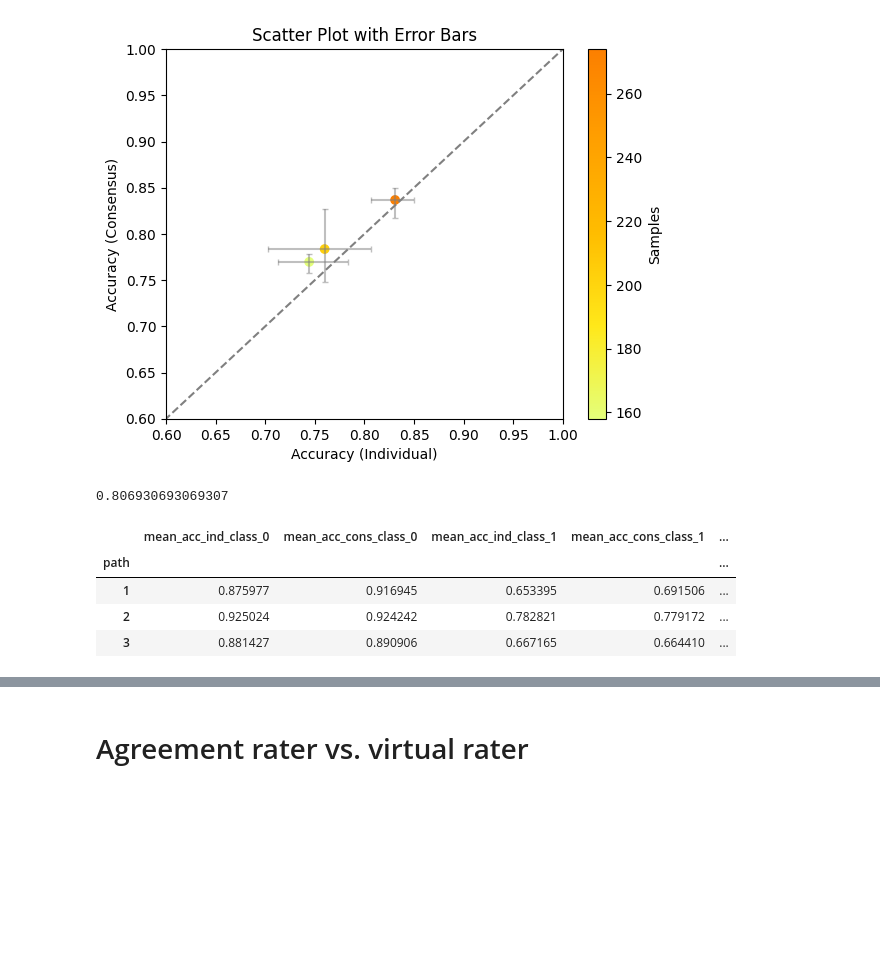
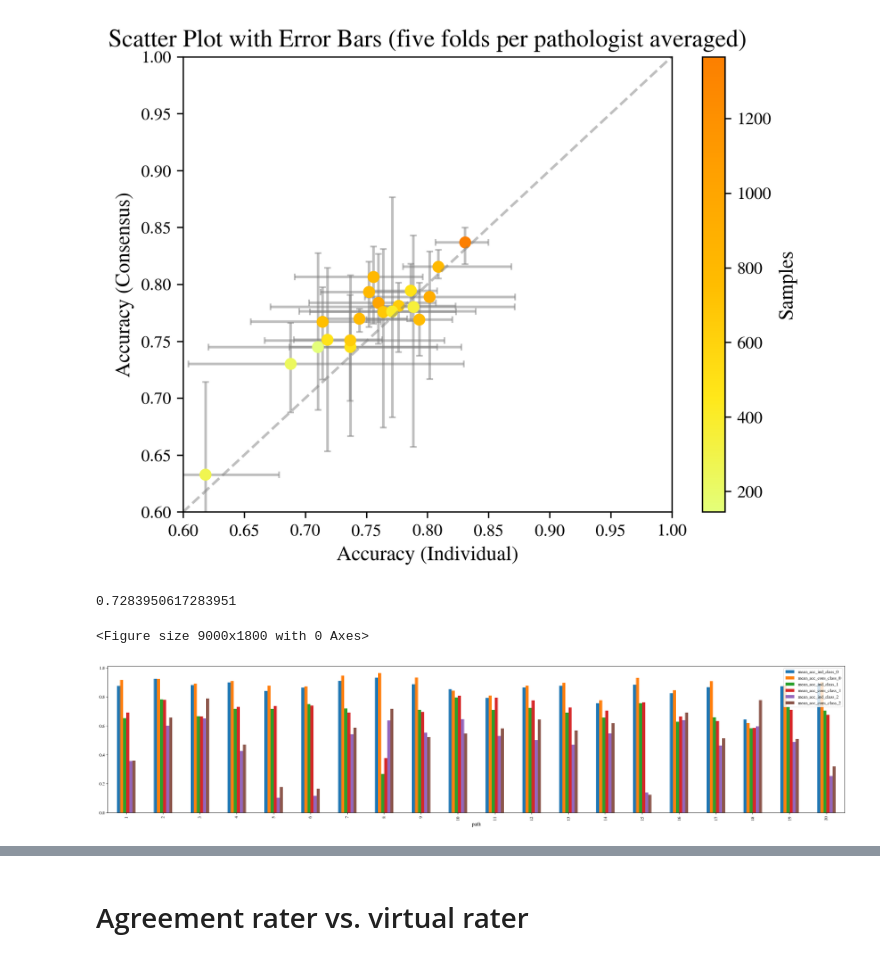
Before and after one commit to jangrove379/WeakBE-Net, a Jupyter notebook: notebooks/self_vs_consensus.ipynb, the cells around one changed output, grey strips where cells are left out. Cells and saved outputs as stored; diff of their text form; code cells hidden in the pictures; blank space fills up the shorter version.

```diff
--- a/notebooks/self_vs_consensus.ipynb
+++ b/notebooks/self_vs_consensus.ipynb
@@ -4,3 +4,24 @@ import pandas as pd
 import matplotlib.pyplot as plt
 import krippendorff as kd
 from sklearn.metrics import accuracy_score
+# %%
+from matplotlib import rcParams
+
+
+rcParams['font.family'] = 'STIXGeneral'
+rcParams['font.size'] = 12  # Optional: adjust to match Overleaf's text size
+
+rcParams.update({
+    "font.size": 12,
+    "axes.labelsize": 12,
+    "xtick.labelsize": 10,
+    "ytick.labelsize": 10,
+    "legend.fontsize": 10,
+    "figure.dpi": 300
+    }
+)
+
+fig_width = 7
+fig_height = fig_width * 0.66  # Aspect ratio: adjust to taste or data
+
+figsize_horizontal = (fig_width, fig_height)
@@ -33,0 +54,3 @@ Name: path_1, Length: 1892, dtype: float64
+# %%
+df = pd.read_csv(f'/data/archief/AMC-data/Barrett/experiments/jans_experiments/final_Pathologist_{1}_fold_{2}/results.csv')
+rater_labels[rater_labels["block_id"].isin(df["block_id"])].iloc[:,3].reset_index(drop=True)
@@ -38,7 +74,7 @@ acc_individual = []
 acc_consensus = []
 difference = []
 
-for path in range(1, 4):
+for path in range(1, 21):
     for fold in range(1, 6):
         df = pd.read_csv(f'/data/archief/AMC-data/Barrett/experiments/jans_experiments/final_Pathologist_{path}_fold_{fold}/results.csv')
         basis[(path, fold, "df")] = df
@@ -77,7 +113,7 @@ results_agg["min_ind"] = results.groupby(["path"])[["accuracy_individual"]].min(
 results_agg["max_ind"] = results.groupby(["path"])[["accuracy_individual"]].max()
 results_agg["min_cons"] = results.groupby(["path"])[["accuracy_consensus"]].min()
 results_agg["max_cons"] = results.groupby(["path"])[["accuracy_consensus"]].max()
-results_agg["samples"] = results.groupby(["path"])[["samples"]].max()
+results_agg["samples"] = results.groupby(["path"])[["samples"]].sum()
 # %%
 import numpy as np
 from sklearn.preprocessing import MinMaxScaler
@@ -94,23 +143,24 @@ results_agg
 # %%
-plt.scatter(results_agg["mean_acc_ind"], results_agg["mean_acc_cons"], c=results_agg["samples"], cmap='Wistia')
-plt.errorbar(results_agg["mean_acc_ind"], results_agg["mean_acc_cons"], xerr=[results_agg["mean_acc_ind"] - results_agg["min_ind"], results_agg["max_ind"] - results_agg["mean_acc_ind"]], yerr=[results_agg["mean_acc_cons"] - results_agg["min_cons"], results_agg["max_cons"] - results_agg["mean_acc_cons"]], fmt=" ", ecolor="grey", capsize=2, alpha=0.5)
+# IMPORTANT: only shows validation accuracy
+plt.scatter(results_agg["mean_acc_ind"], results_agg["mean_acc_cons"], c=results_agg["samples"], cmap='Wistia', zorder=1)
+plt.errorbar(results_agg["mean_acc_ind"], results_agg["mean_acc_cons"], xerr=[results_agg["mean_acc_ind"] - results_agg["min_ind"], results_agg["max_ind"] - results_agg["mean_acc_ind"]], yerr=[results_agg["mean_acc_cons"] - results_agg["min_cons"], results_agg["max_cons"] - results_agg["mean_acc_cons"]], fmt=" ", ecolor="grey", capsize=2, alpha=0.5, zorder=0)
 plt.xlabel("Accuracy (Individual)")
 plt.ylabel("Accuracy (Consensus)")
 plt.ylim(0.6, 1)
 plt.xlim(0.6, 1)
-plt.title("Scatter Plot with Error Bars")
+plt.title("Scatter Plot with Error Bars (five folds per pathologist averaged)")
 plt.colorbar(label='Samples')
-plt.plot([0, 1], [0, 1], linestyle='--', color='gray')
+plt.plot([0, 1], [0, 1], linestyle='--', color='gray', alpha=0.5)
 plt.show()
 # %% [output]
-[figure, old version]
+[figure, new version]
 # %%
 accuracy_score(
                 basis[(path, fold, "individual_labels")],
                 basis[(path, fold, "predictions")]
             )
 # %% [output]
-0.806930693069307
+0.7283950617283951
 # %%
 basis = {}
 results_per_class = []
@@ -151,10 +202,10 @@ for n_class in [0,1,2]:
     results_per_class_agg[f"mean_acc_ind_class_{n_class}"] = results_per_class.groupby(["path"])[[f"accuracy_individual_class_{n_class}"]].mean()
     results_per_class_agg[f"mean_acc_cons_class_{n_class}"] = results_per_class.groupby(["path"])[[f"accuracy_consensus_class_{n_class}"]].mean()
 
-results_per_class_agg
+
+plt.figure(figsize=(30, 6))
+results_per_class_agg.plot(kind='bar', figsize=(30, 6))
+plt.show()
 # %% [output]
-|  | mean_acc_ind_class_0 | mean_acc_cons_class_0 | mean_acc_ind_class_1 | mean_acc_cons_class_1 | ... |
-| path |  |  |  |  | ... |
-| 1 | 0.875977 | 0.916945 | 0.653395 | 0.691506 | ... |
-| 2 | 0.925024 | 0.924242 | 0.782821 | 0.779172 | ... |
-| 3 | 0.881427 | 0.890906 | 0.667165 | 0.664410 | ... |
+<Figure size 9000x1800 with 0 Axes>
+[figure, added]
```
Also changed, not shown: parts of 12 cells of this notebook, 5 other files.
